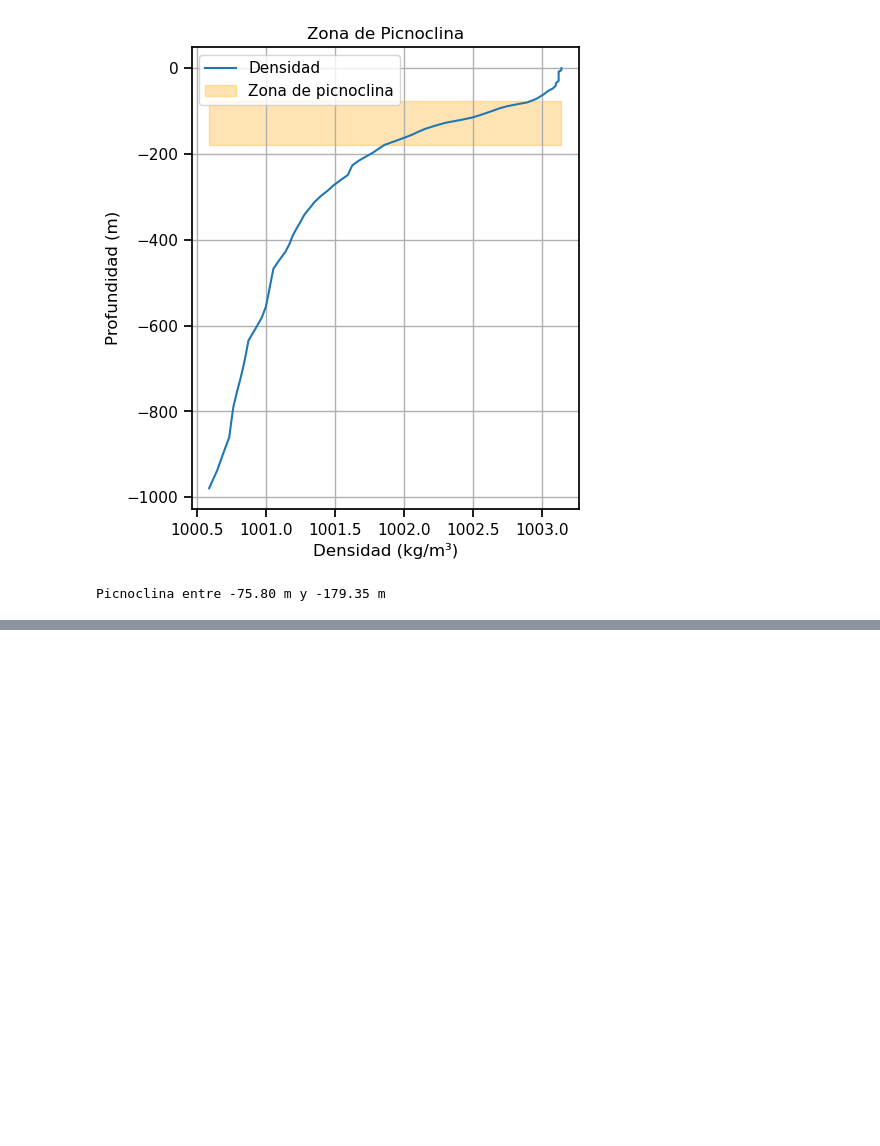
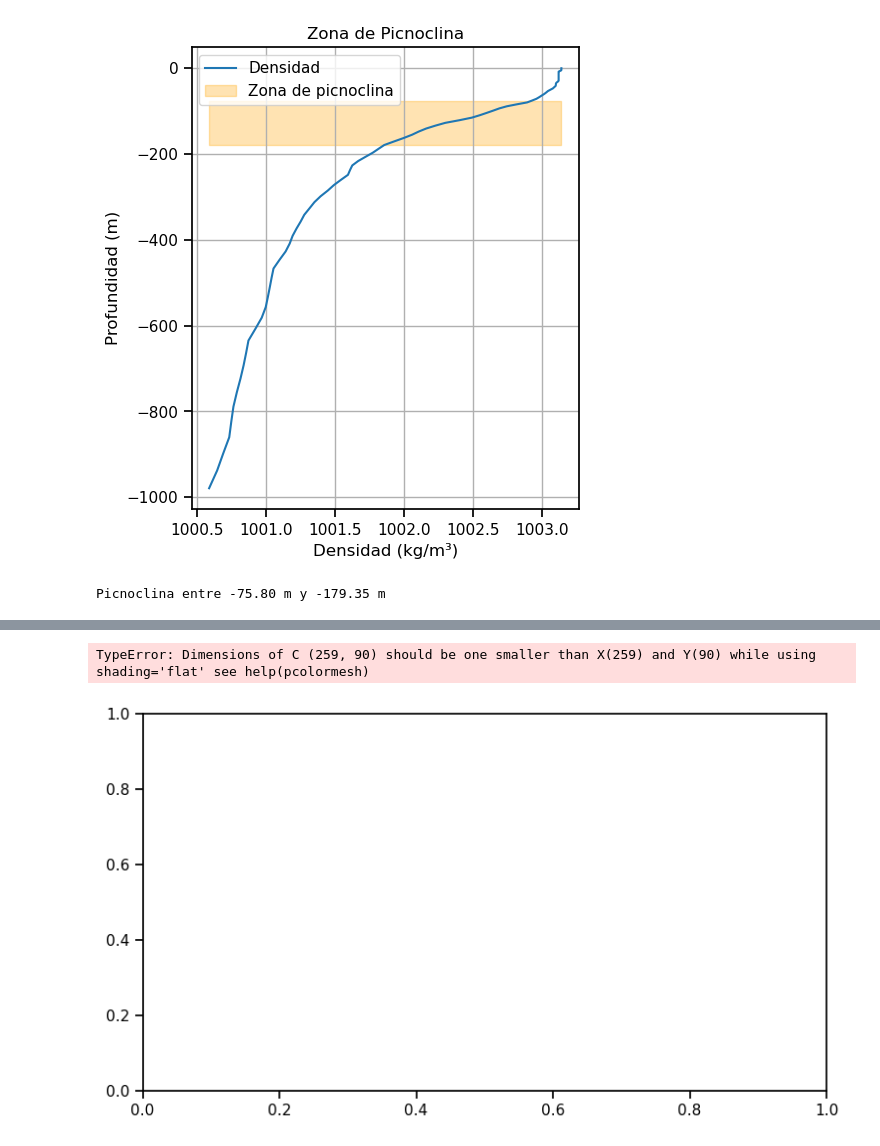
Before and after one commit to Estebanovich/BayIW_Rectan, a Jupyter notebook: input/check_output_func.ipynb, the cells around one changed output, grey strips where cells are left out. Cells and saved outputs as stored; diff of their text form; code cells hidden in the pictures; blank space fills up the shorter version.

```diff
--- a/input/check_output_func.ipynb
+++ b/input/check_output_func.ipynb
@@ -1848,0 +1925,27 @@ Picnoclina entre -75.80 m y -179.35 m
+# %%
+station=(300, 136)
+j, i = station
+hours_offset = 2.5
+t_all = nc_bay.variables['T'][:] / 3600.0
+RC    = gr_bay.variables['RC'][:]
+idx0  = np.where(t_all >= hours_offset)[0][0] if hours_offset>0 else 0
+t     = t_all[idx0:]
+# %%
+W_bay = nc_bay.variables['W'][:, :, j, i]
+W_nobay = nc_nobay.variables['W'][:, :, j, i]
+W_diff = W_bay - W_nobay
+W_diff = W_diff[idx0:, :]
+vmax = np.nanmax(W_diff)
+vmin = -vmax
+# %%
+fig, ax = plt.subplots(figsize=(9, 5))
+mesh = ax.pcolormesh(t, RC, W_diff, cmap=cmo.cm.balance,
+                        vmin=vmin, vmax=vmax)
+fig.colorbar(mesh, ax=ax, label='W (m/s)')
+ax.set_xlabel('Tiempo (h)')
+ax.set_ylabel('Profundidad (m)')
+ax.set_title(f'Hovmöller W_diff Estación (j={j}, i={i})')
+plt.show()
+# %% [output]
+TypeError: Dimensions of C (259, 90) should be one smaller than X(259) and Y(90) while using shading='flat' see help(pcolormesh)
+[figure, added]
```
Also changed, not shown: parts of 9 cells of this notebook, 2 other files.
